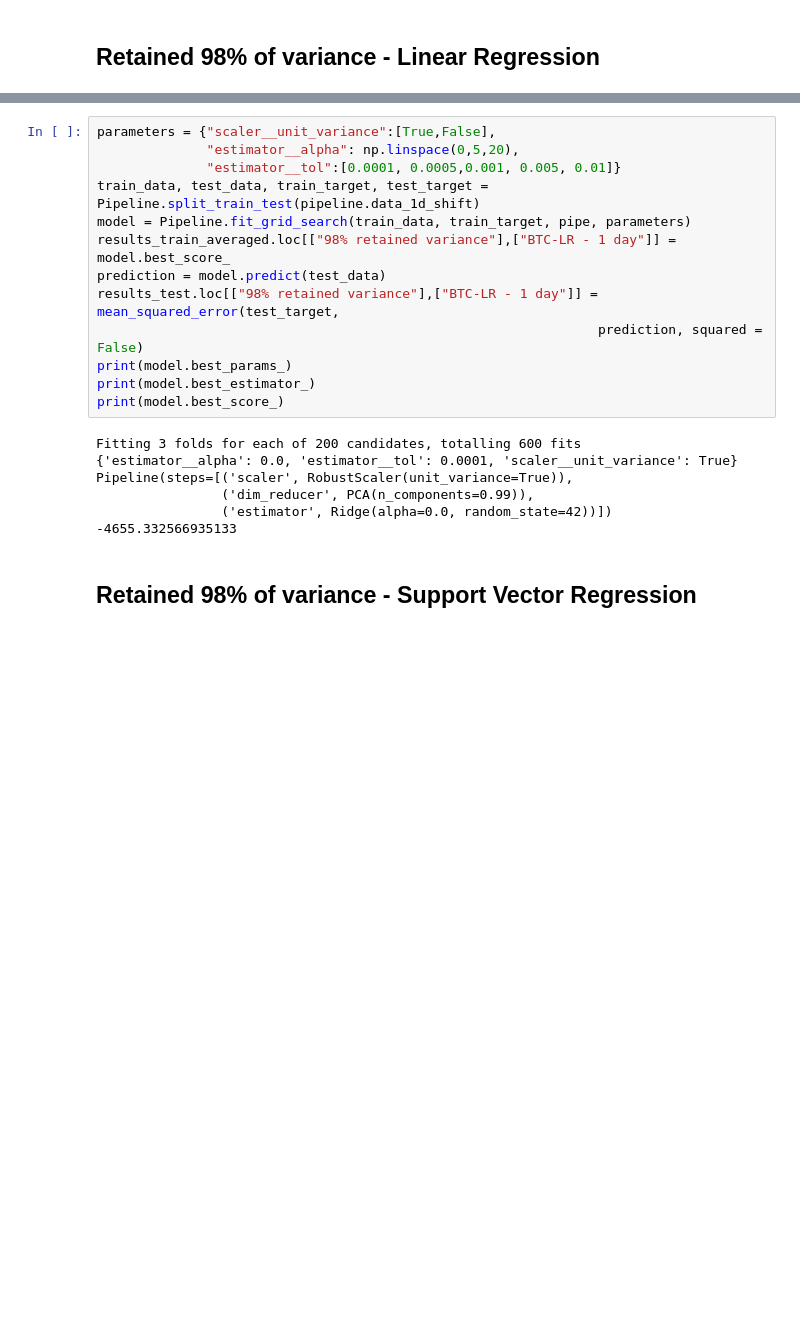
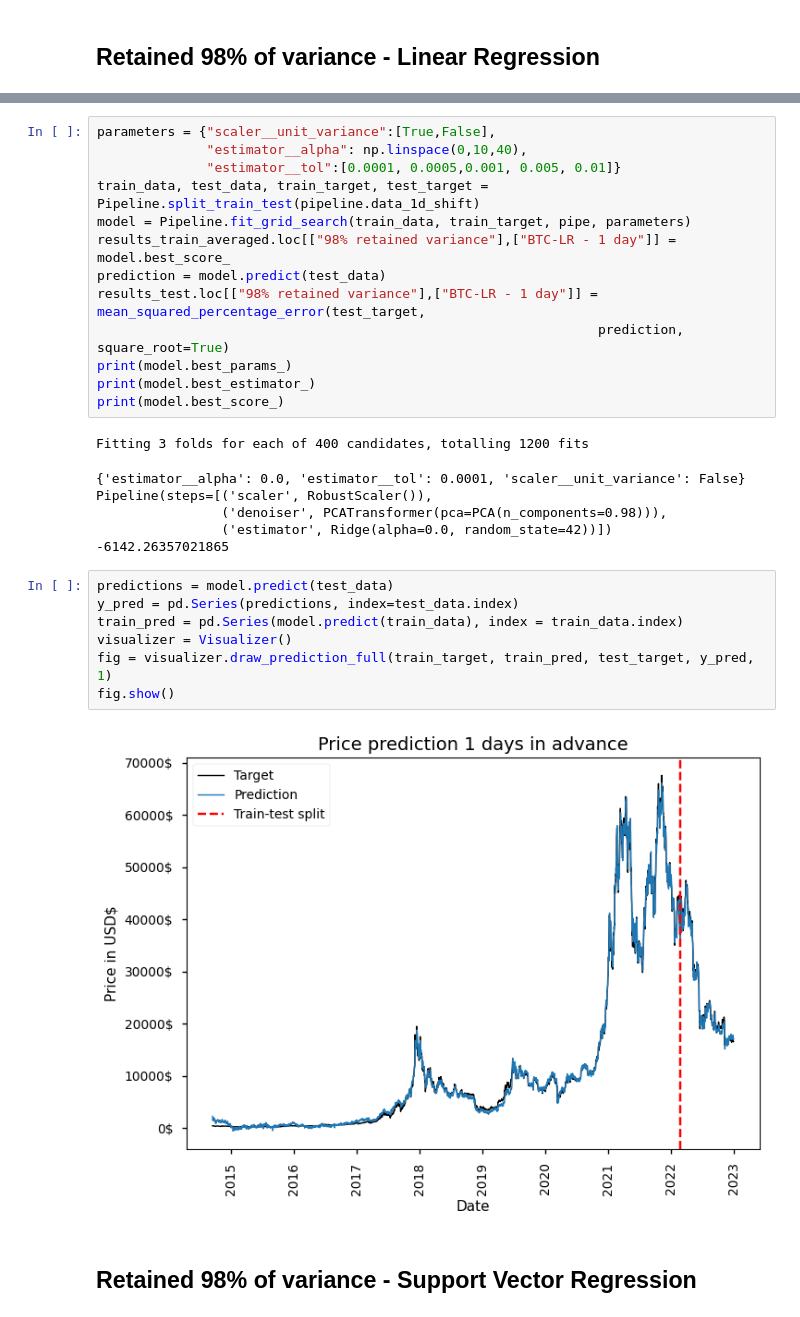
Before and after one commit to Tomas-Barhon/Noise-reduction-and-feature-extraction-with-principal-component-analysis, a Jupyter notebook: Code/btc_analysis.ipynb, the cells around one changed output, grey strips where cells are left out. Saved outputs shown, nothing was run; the diff lists cells and outputs as text; blank space fills up the shorter version.

```diff
--- a/Code/btc_analysis.ipynb
+++ b/Code/btc_analysis.ipynb
@@ -478,24 +484,33 @@ Pipeline(steps=[('scaler', RobustScaler()),
                 ('estimator', Ridge(random_state=42))])
 # %%
 parameters = {"scaler__unit_variance":[True,False],
-              "estimator__alpha": np.linspace(0,5,20),
+              "estimator__alpha": np.linspace(0,10,40),
               "estimator__tol":[0.0001, 0.0005,0.001, 0.005, 0.01]}
 train_data, test_data, train_target, test_target = Pipeline.split_train_test(pipeline.data_1d_shift)
 model = Pipeline.fit_grid_search(train_data, train_target, pipe, parameters)
 results_train_averaged.loc[["98% retained variance"],["BTC-LR - 1 day"]] = model.best_score_
 prediction = model.predict(test_data)
-results_test.loc[["98% retained variance"],["BTC-LR - 1 day"]] = mean_squared_error(test_target,
-                                                                prediction, squared = False)
+results_test.loc[["98% retained variance"],["BTC-LR - 1 day"]] = mean_squared_percentage_error(test_target,
+                                                                prediction, square_root=True)
 print(model.best_params_)
 print(model.best_estimator_)
 print(model.best_score_)
 # %% [output]
-Fitting 3 folds for each of 200 candidates, totalling 600 fits
-{'estimator__alpha': 0.0, 'estimator__tol': 0.0001, 'scaler__unit_variance': True}
-Pipeline(steps=[('scaler', RobustScaler(unit_variance=True)),
-                ('dim_reducer', PCA(n_components=0.99)),
-                ('estimator', Ridge(alpha=0.0, random_state=42))])
--4655.332566935133
+Fitting 3 folds for each of 400 candidates, totalling 1200 fits
+{'estimator__alpha': 0.0, 'estimator__tol': 0.0001, 'scaler__unit_variance': False}
+Pipeline(steps=[('scaler', RobustScaler()),
+                ('denoiser', PCATransformer(pca=PCA(n_components=0.98))),
+                ('estimator', Ridge(alpha=0.0, random_state=42))])
+-6142.26357021865
+# %%
+predictions = model.predict(test_data)
+y_pred = pd.Series(predictions, index=test_data.index)
+train_pred = pd.Series(model.predict(train_data), index = train_data.index)
+visualizer = Visualizer()
+fig = visualizer.draw_prediction_full(train_target, train_pred, test_target, y_pred, 1)
+fig.show()
+# %% [output]
+[figure, added]
 # %% [markdown]
 ## Retained 98% of variance - Support Vector Regression
 # %%
```
Also changed, not shown: parts of 29 cells of this notebook, 2 other files.
